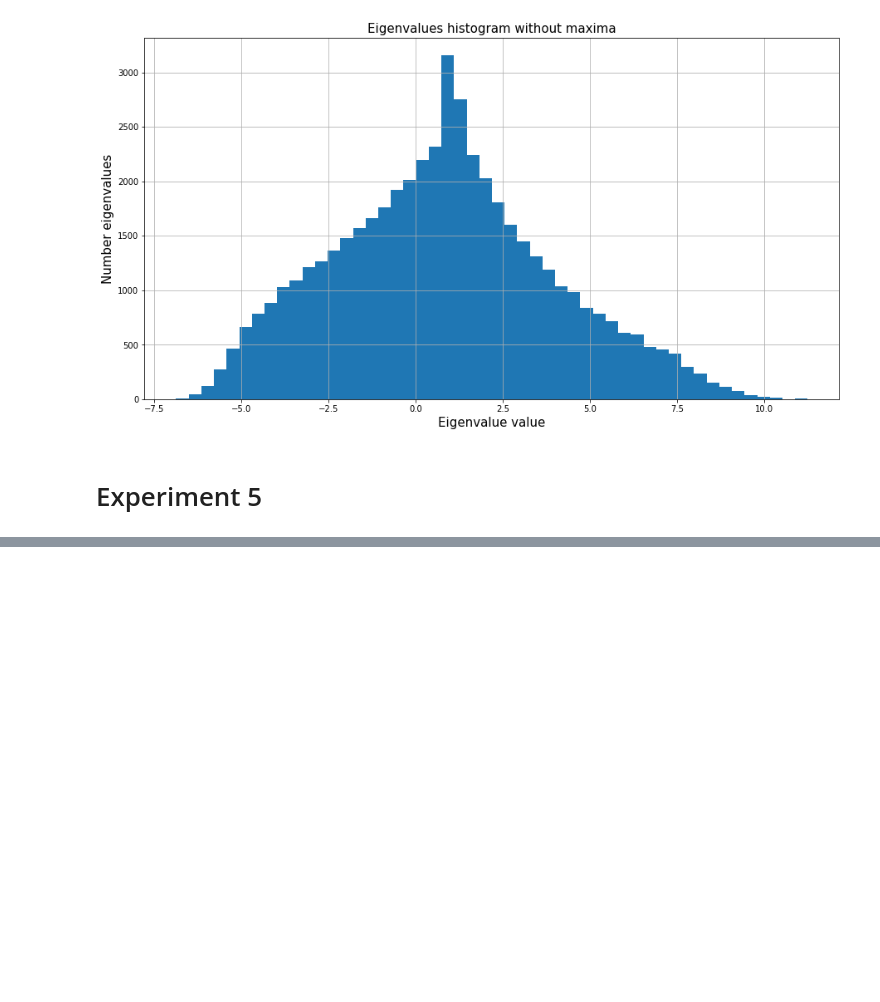
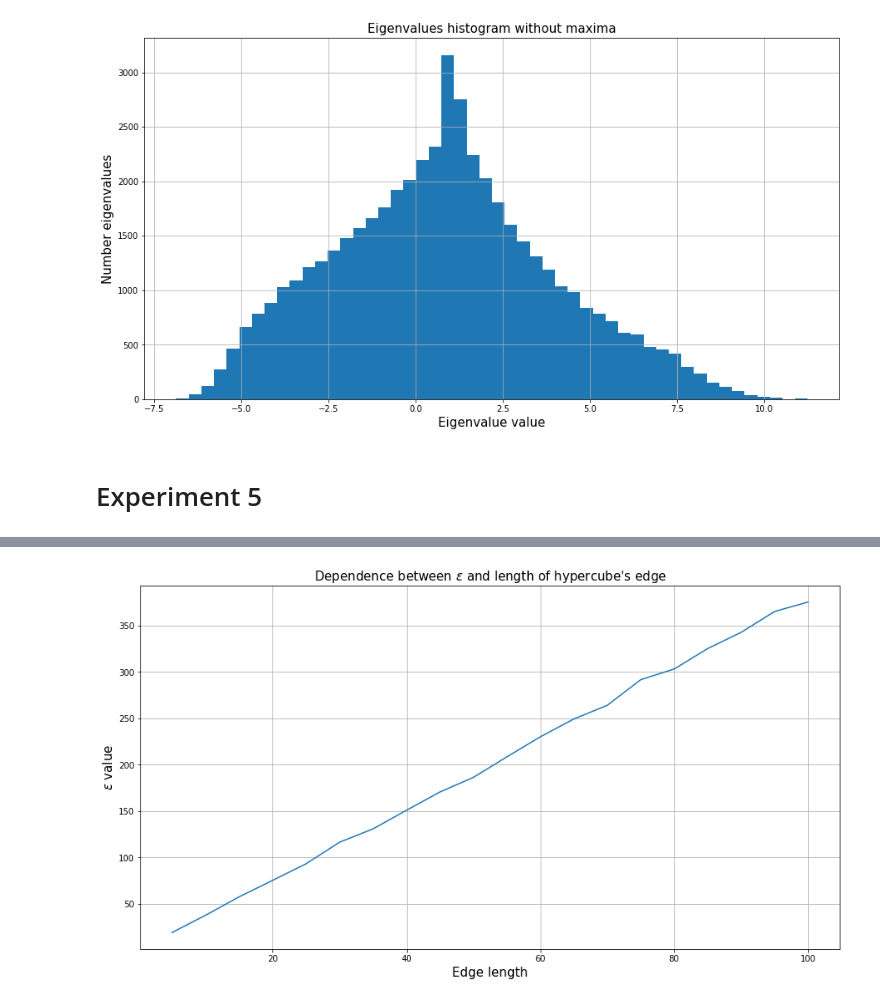
Before and after one commit to apugachev/Coursework-2018, a Jupyter notebook: coursework.ipynb, the cells around one changed output, grey strips where cells are left out. Saved outputs shown, nothing was run; the diff lists cells and outputs as text; code cells hidden in the pictures; blank space fills up the shorter version.

```diff
--- a/coursework.ipynb
+++ b/coursework.ipynb
@@ -250,18 +232,0 @@ plt.show()
-# %%
-a_values = np.arange(1,21,1)
-diag_values = a_values*np.sqrt(100)
-
-eps_values = np.array([])
-
-for a in a_values:
-    test = Compute(100, 100, a, 1*a, 10*a, 1000, False, False)
-    eps_values = np.append(eps_values, test)
-
-fig = plt.figure(figsize=(15,8))
-plt.plot(diag_values, eps_values)
-plt.title('Зависимость значения $\epsilon$ от длины диагонали', size=15)
-plt.xlabel('Длина диагонали', size=13)
-plt.ylabel('Значение $\epsilon$', size=13)
-plt.legend()
-plt.grid()
-plt.show()
@@ -326,0 +276,24 @@ Betti Variance = 20308.044891385958
+# %%
+reload(cw)
+a_values = np.arange(5,105,5)
+diag_values = a_values*np.sqrt(100)
+
+eps_values = np.array([])
+
+for a in tqdm(a_values):
+    test = cw.Exp1(100, 100, a, 1*a, 10*a, 1000, False, False)
+    eps_values = np.append(eps_values, test)
+
+fig = plt.figure(figsize=(15,8))
+plt.plot(a_values, eps_values)
+plt.title("Dependence between $\epsilon$ and length of hypercube's edge", size=15)
+plt.xlabel('Edge length', size=15)
+plt.ylabel('$\epsilon$ value', size=15)
+plt.legend()
+plt.grid()
+plt.show()
+pp = PdfPages('CWExp62.pdf')
+pp.savefig(fig)
+pp.close()
+# %% [output]
+[figure, added]
```
Also changed, not shown: parts of 20 cells of this notebook, 1 other file.
